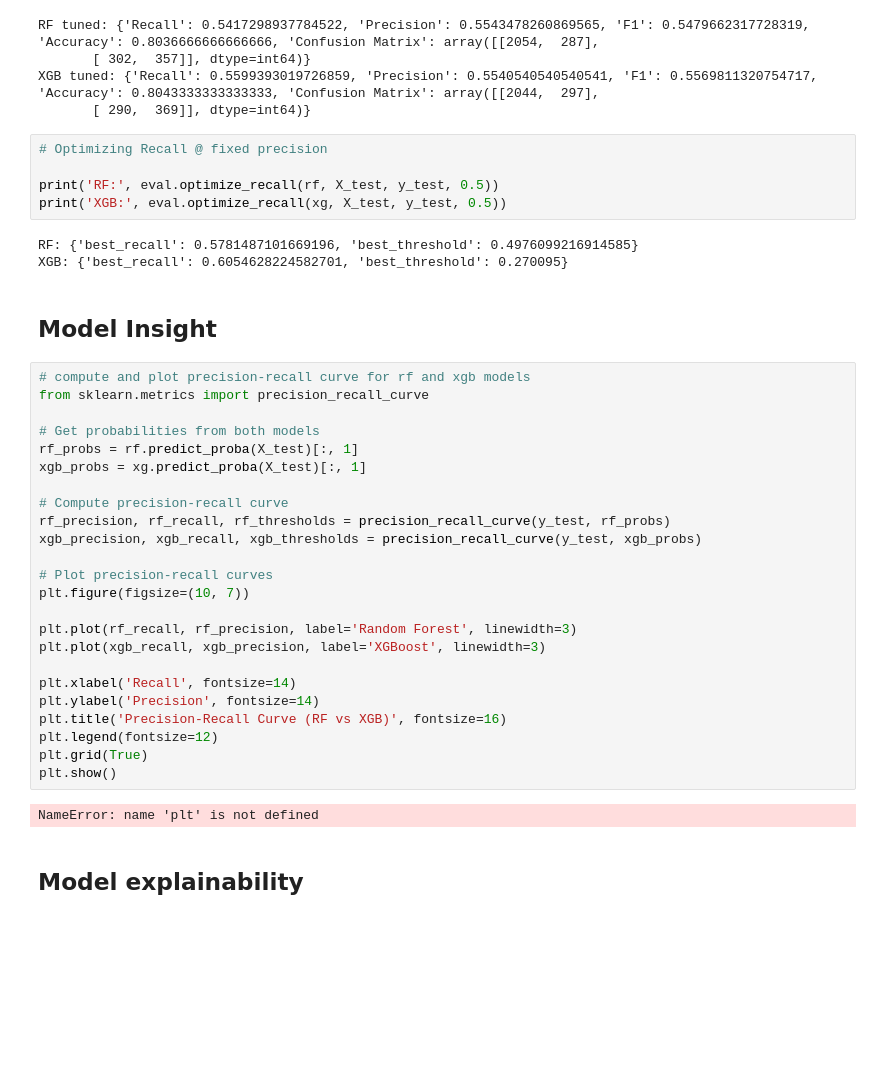
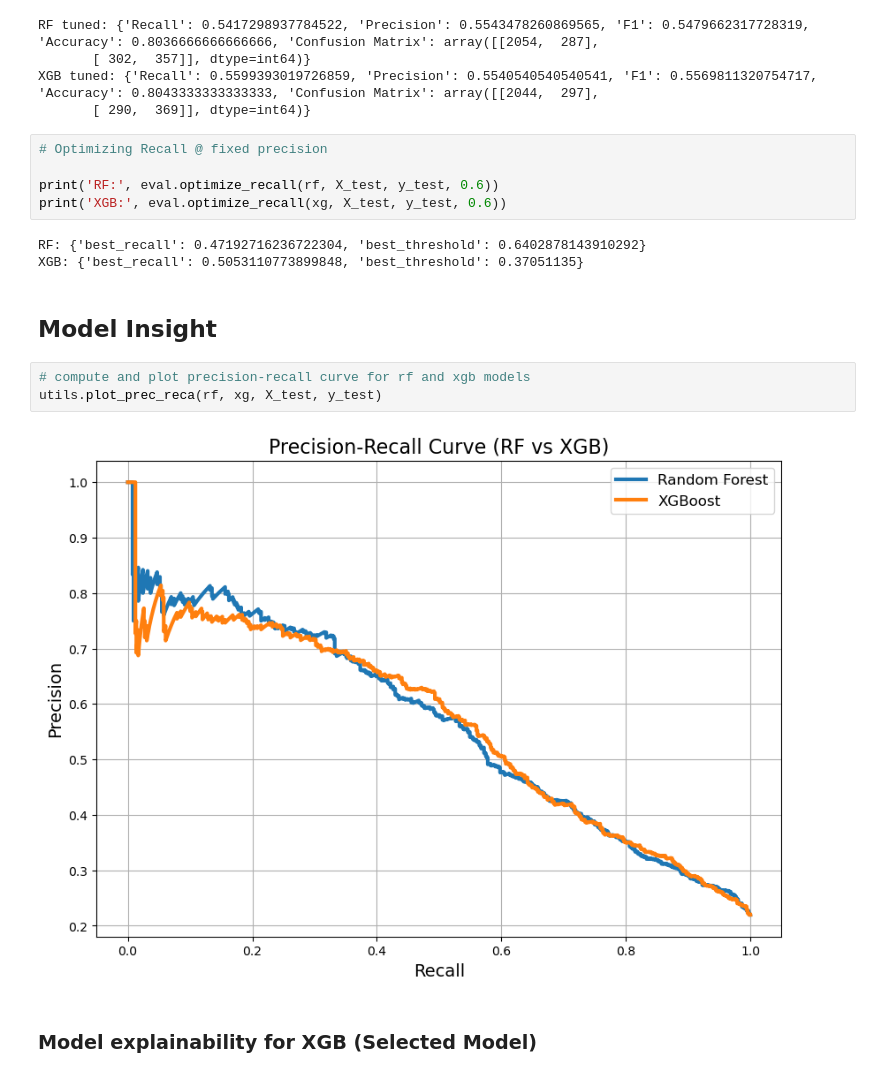
Before and after one commit to CJC-AI/credit-default-prediction, a Jupyter notebook: notebooks/03_modeling.ipynb, the cells around one changed output. Cells and saved outputs as stored; diff of their text form; blank space fills up the shorter version.

```diff
--- a/notebooks/03_modeling.ipynb
+++ b/notebooks/03_modeling.ipynb
@@ -79,39 +81,18 @@ XGB tuned: {'Recall': 0.5599393019726859, 'Precision': 0.5540540540540541, 'F1':
 # %%
 # Optimizing Recall @ fixed precision
 
-print('RF:', eval.optimize_recall(rf, X_test, y_test, 0.5))
-print('XGB:', eval.optimize_recall(xg, X_test, y_test, 0.5))
+print('RF:', eval.optimize_recall(rf, X_test, y_test, 0.6))
+print('XGB:', eval.optimize_recall(xg, X_test, y_test, 0.6))
 # %% [output]
-RF: {'best_recall': 0.5781487101669196, 'best_threshold': 0.4976099216914585}
-XGB: {'best_recall': 0.6054628224582701, 'best_threshold': 0.270095}
+RF: {'best_recall': 0.47192716236722304, 'best_threshold': 0.6402878143910292}
+XGB: {'best_recall': 0.5053110773899848, 'best_threshold': 0.37051135}
 # %% [markdown]
 ## Model Insight
 # %%
 # compute and plot precision-recall curve for rf and xgb models
-from sklearn.metrics import precision_recall_curve
-
-# Get probabilities from both models
-rf_probs = rf.predict_proba(X_test)[:, 1]
-xgb_probs = xg.predict_proba(X_test)[:, 1]
-
-# Compute precision-recall curve
-rf_precision, rf_recall, rf_thresholds = precision_recall_curve(y_test, rf_probs)
-xgb_precision, xgb_recall, xgb_thresholds = precision_recall_curve(y_test, xgb_probs)
-
-# Plot precision-recall curves
-plt.figure(figsize=(10, 7))
-
-plt.plot(rf_recall, rf_precision, label='Random Forest', linewidth=3)
-plt.plot(xgb_recall, xgb_precision, label='XGBoost', linewidth=3)
-
-plt.xlabel('Recall', fontsize=14)
-plt.ylabel('Precision', fontsize=14)
-plt.title('Precision-Recall Curve (RF vs XGB)', fontsize=16)
-plt.legend(fontsize=12)
-plt.grid(True)
-plt.show()
+utils.plot_prec_reca(rf, xg, X_test, y_test)
 # %% [output]
-NameError: name 'plt' is not defined
+[figure, added]
 # %% [markdown]
-## Model explainability
+### Model explainability for XGB (Selected Model)
 # %%
```
Also changed, not shown: parts of 6 cells of this notebook, 4 other files.
